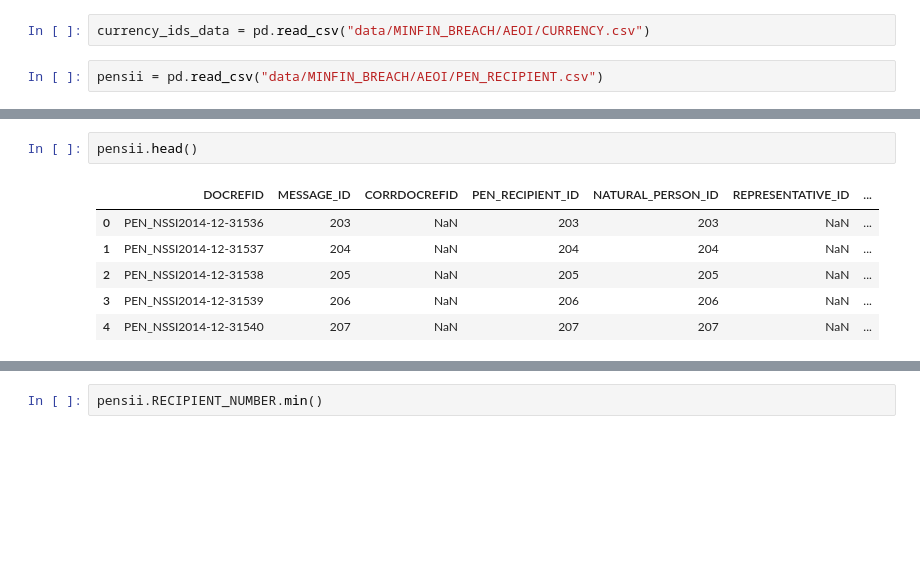
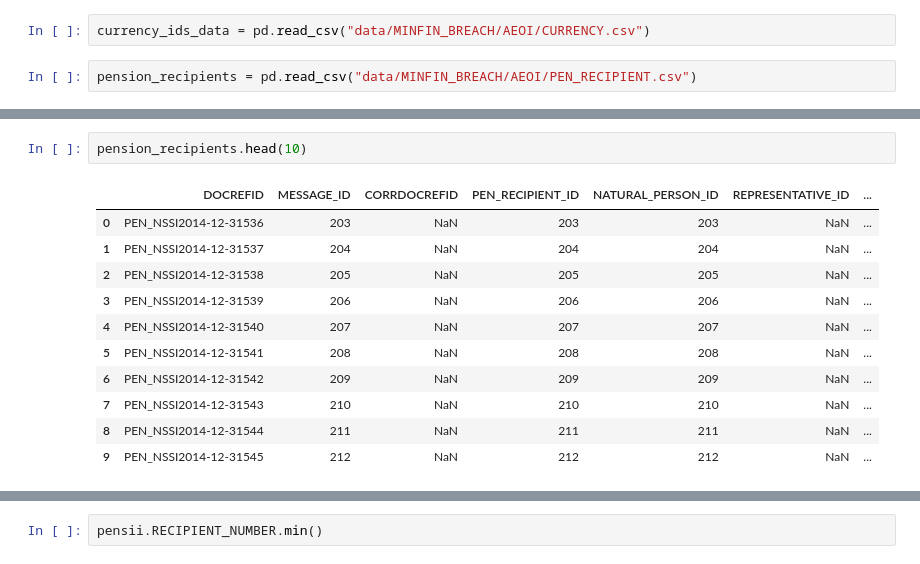
Before and after one commit to viraco4a/SoftUni, a Jupyter notebook: DataScience/Exam/demo.ipynb, the cells around one changed output, grey strips where cells are left out. Drawn from its saved outputs; the diff is of its cells as text; blank space fills up the shorter version.

```diff
--- a/DataScience/Exam/demo.ipynb
+++ b/DataScience/Exam/demo.ipynb
@@ -39,5 +39,5 @@ country_ids_data = pd.read_csv("data/MINFIN_BREACH/AEOI/COUNTRY.csv")
 # %%
 currency_ids_data = pd.read_csv("data/MINFIN_BREACH/AEOI/CURRENCY.csv")
 # %%
-pensii = pd.read_csv("data/MINFIN_BREACH/AEOI/PEN_RECIPIENT.csv")
+pension_recipients = pd.read_csv("data/MINFIN_BREACH/AEOI/PEN_RECIPIENT.csv")
 # %%
@@ -45,12 +45,17 @@ pensii.shape
 # %% [output]
 (17603, 12)
-# %%
-pensii.head()
-# %% [output]
-|  | DOCREFID | MESSAGE_ID | CORRDOCREFID | PEN_RECIPIENT_ID | NATURAL_PERSON_ID | REPRESENTATIVE_ID | ... |
-| 0 | PEN_NSSI2014-12-31536 | 203 | NaN | 203 | 203 | NaN | ... |
-| 1 | PEN_NSSI2014-12-31537 | 204 | NaN | 204 | 204 | NaN | ... |
-| 2 | PEN_NSSI2014-12-31538 | 205 | NaN | 205 | 205 | NaN | ... |
-| 3 | PEN_NSSI2014-12-31539 | 206 | NaN | 206 | 206 | NaN | ... |
-| 4 | PEN_NSSI2014-12-31540 | 207 | NaN | 207 | 207 | NaN | ... |
+# %%
+pension_recipients.head(10)
+# %% [output]
+|  | DOCREFID | MESSAGE_ID | CORRDOCREFID | PEN_RECIPIENT_ID | NATURAL_PERSON_ID | REPRESENTATIVE_ID | ... |
+| 0 | PEN_NSSI2014-12-31536 | 203 | NaN | 203 | 203 | NaN | ... |
+| 1 | PEN_NSSI2014-12-31537 | 204 | NaN | 204 | 204 | NaN | ... |
+| 2 | PEN_NSSI2014-12-31538 | 205 | NaN | 205 | 205 | NaN | ... |
+| 3 | PEN_NSSI2014-12-31539 | 206 | NaN | 206 | 206 | NaN | ... |
+| 4 | PEN_NSSI2014-12-31540 | 207 | NaN | 207 | 207 | NaN | ... |
+| 5 | PEN_NSSI2014-12-31541 | 208 | NaN | 208 | 208 | NaN | ... |
+| 6 | PEN_NSSI2014-12-31542 | 209 | NaN | 209 | 209 | NaN | ... |
+| 7 | PEN_NSSI2014-12-31543 | 210 | NaN | 210 | 210 | NaN | ... |
+| 8 | PEN_NSSI2014-12-31544 | 211 | NaN | 211 | 211 | NaN | ... |
+| 9 | PEN_NSSI2014-12-31545 | 212 | NaN | 212 | 212 | NaN | ... |
 # %%
```
Also changed, not shown: parts of 2 cells of this notebook, 1 other file.
